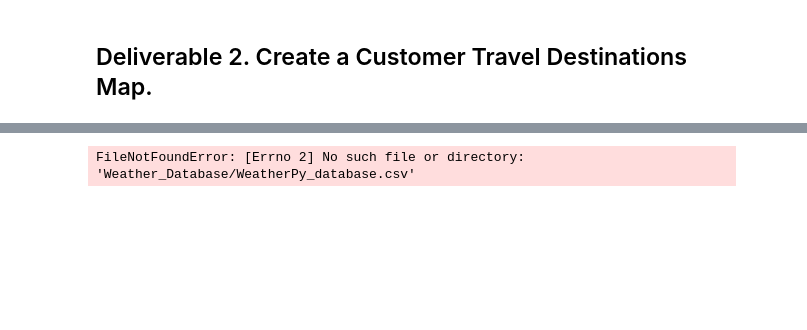
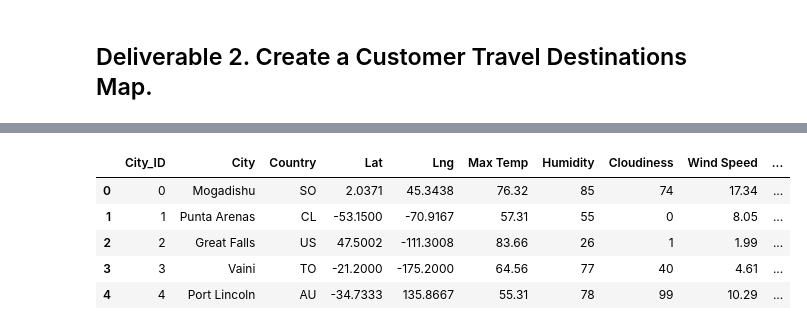
Before and after one commit to melisavacca/World_Weather_Analysis, a Jupyter notebook: Vacation_Search/Vacation_Search.ipynb, the cells around one changed output, grey strips where cells are left out. Saved outputs shown, nothing was run; the diff lists cells and outputs as text; code cells hidden in the pictures; blank space fills up the shorter version.

```diff
--- a/Vacation_Search/Vacation_Search.ipynb
+++ b/Vacation_Search/Vacation_Search.ipynb
@@ -16,9 +14,14 @@ ImportError: cannot import name 'g_key' from 'config' (C:\Users\melis\OneDrive\D
 # %%
 # 1. Import the WeatherPy_database.csv file.
-city_data_df = pd.read_csv("Weather_Database/WeatherPy_database.csv")
+city_data_df = pd.read_csv("Weather_Database/WeatherPy_Database.csv")
 city_data_df.head()
 # %% [output]
-FileNotFoundError: [Errno 2] No such file or directory: 'Weather_Database/WeatherPy_database.csv'
+|  | City_ID | City | Country | Lat | Lng | Max Temp | Humidity | Cloudiness | Wind Speed | ... |
+| 0 | 0 | Mogadishu | SO | 2.0371 | 45.3438 | 76.32 | 85 | 74 | 17.34 | ... |
+| 1 | 1 | Punta Arenas | CL | -53.1500 | -70.9167 | 57.31 | 55 | 0 | 8.05 | ... |
+| 2 | 2 | Great Falls | US | 47.5002 | -111.3008 | 83.66 | 26 | 1 | 1.99 | ... |
+| 3 | 3 | Vaini | TO | -21.2000 | -175.2000 | 64.56 | 77 | 40 | 4.61 | ... |
+| 4 | 4 | Port Lincoln | AU | -34.7333 | 135.8667 | 55.31 | 78 | 99 | 10.29 | ... |
 # %%
 # 2. Prompt the user to enter minimum and maximum temperature criteria
 min_temp = float(input("What is the minimum temperature you would like for your trip? "))
```
Also changed, not shown: parts of 13 cells of this notebook, 2 other files.
